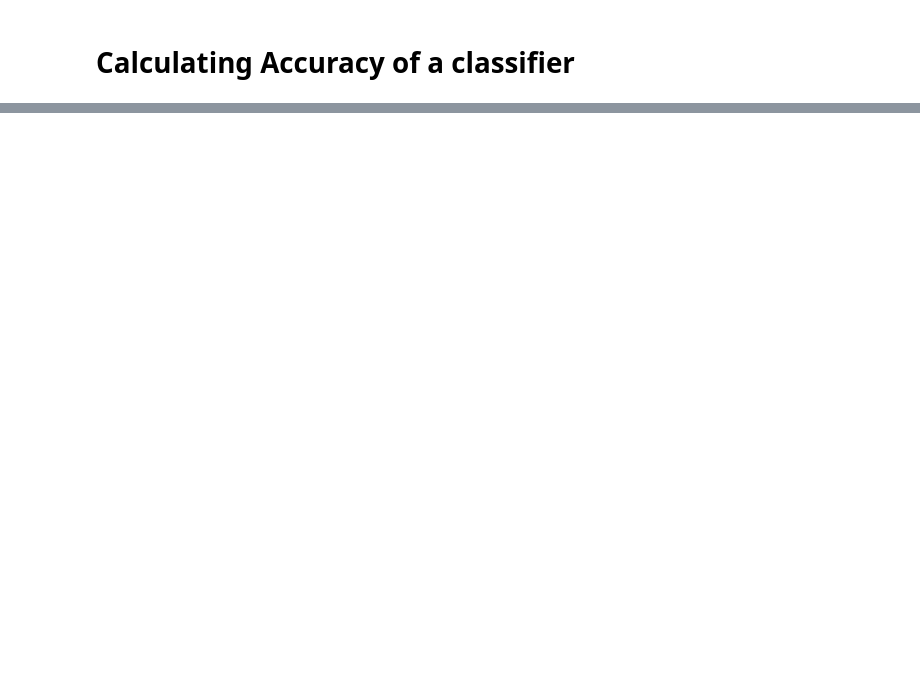
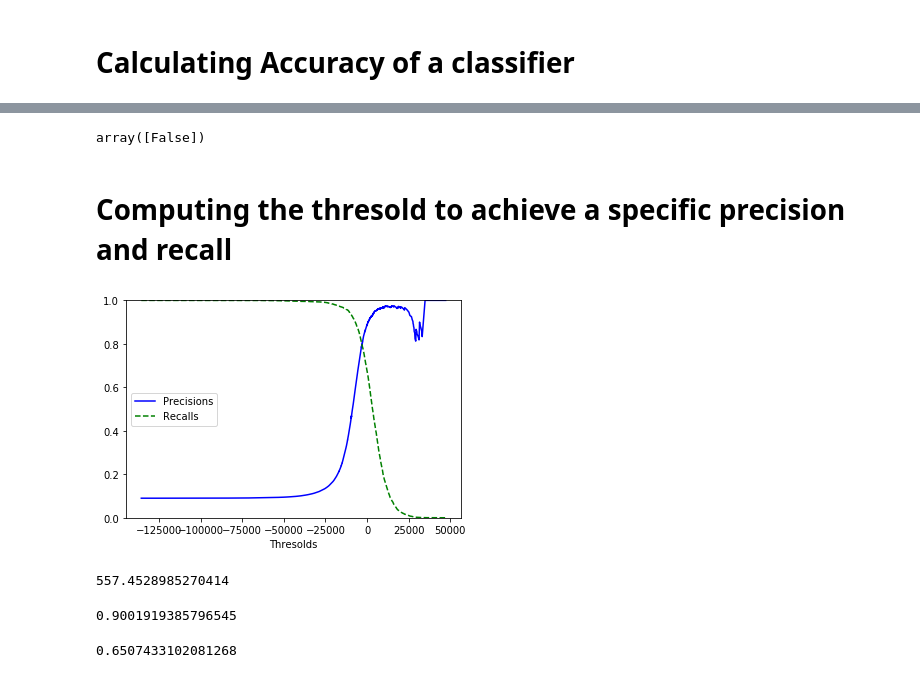
Before and after one commit to Gunjan933/machine-learning, a Jupyter notebook: Classification.ipynb, the cells around one changed output, grey strips where cells are left out. Cells and saved outputs as stored; diff of their text form; code cells hidden in the pictures; blank space fills up the shorter version.

```diff
--- a/Classification.ipynb
+++ b/Classification.ipynb
@@ -132,0 +223,8 @@ array([0.97123266, 0.94123319, 0.95585557])
+# %%
+df([X_train[0]]) > 15000
+# %% [output]
+array([False])
+# %% [markdown]
+# Computing the thresold to achieve a specific precision and recall
+# %%
+decision_scores = cross_val_predict(sgd_clf, X_train, y_train_5, cv=3, method='decision_function')
@@ -132,0 +234,13 @@ array([0.97123266, 0.94123319, 0.95585557])
+# %%
+precisions, recalls, thresolds = precision_recall_curve(y_train_5, decision_scores)
+# %%
+def plot_precision_recall_vs_thresold(precisions, recalls, thresolds):
+    plt.plot(thresolds, precisions[:-1], 'b-', label="Precisions")
+    plt.plot(thresolds, recalls[:-1], 'g--', label="Recalls")
+    plt.xlabel("Thresolds")
+    plt.legend(loc='center left')
+    plt.ylim(0, 1)
+plot_precision_recall_vs_thresold(precisions, recalls, thresolds)
+plt.show()
+# %% [output]
+[figure, added]
@@ -132,0 +250,4 @@ array([0.97123266, 0.94123319, 0.95585557])
+# %%
+thresold
+# %% [output]
+557.4528985270414
@@ -132,0 +258,4 @@ array([0.97123266, 0.94123319, 0.95585557])
+# %%
+precision_val
+# %% [output]
+0.9001919385796545
@@ -132,0 +264,4 @@ array([0.97123266, 0.94123319, 0.95585557])
+# %%
+recall_val
+# %% [output]
+0.6507433102081268
```
Also changed, not shown: parts of 58 cells of this notebook, 3 other files.
